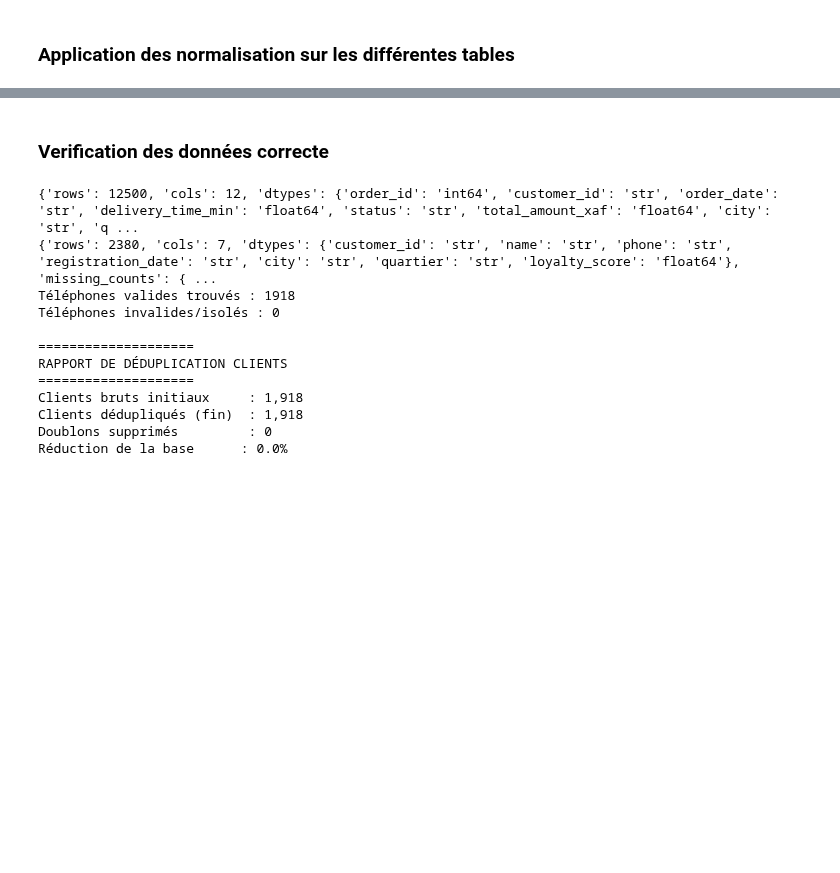
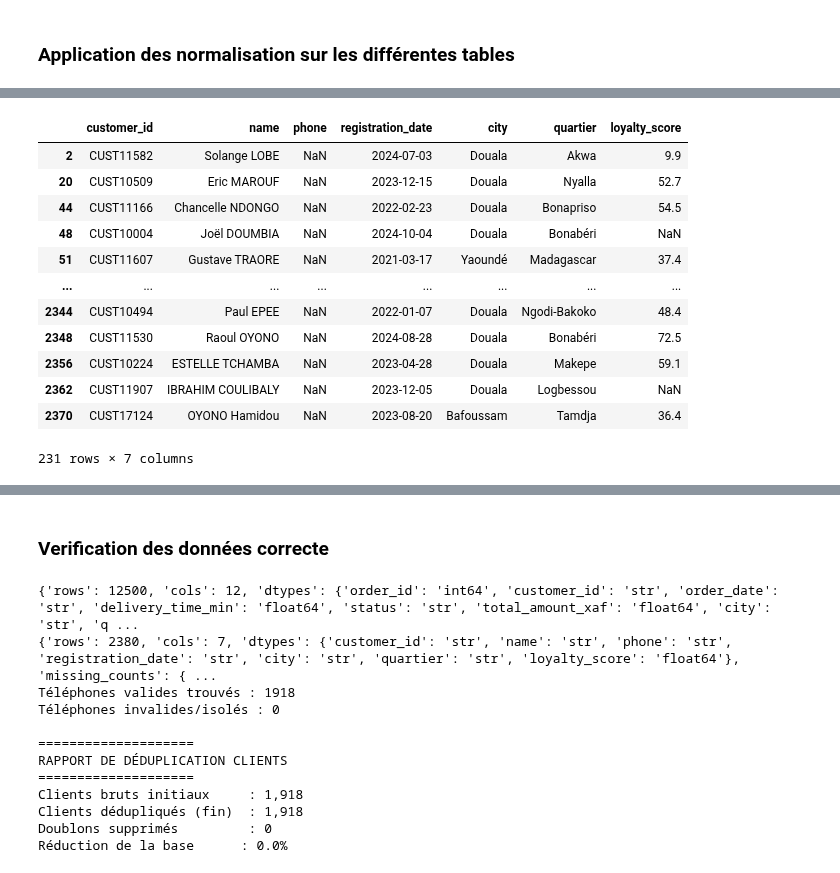
Before and after one commit to Codeur63/Projet_1-Data_IA_enginner, a Jupyter notebook: notebooks/EDA_rapport_final.ipynb, the cells around one changed output, grey strips where cells are left out. Cells and saved outputs as stored; diff of their text form; code cells hidden in the pictures; blank space fills up the shorter version.

```diff
--- a/notebooks/EDA_rapport_final.ipynb
+++ b/notebooks/EDA_rapport_final.ipynb
@@ -369,0 +375,16 @@ Téléphones invalides/isolés : 0
+# %%
+display(customers_without_phone)
+# %% [output]
+|  | customer_id | name | phone | registration_date | city | quartier | loyalty_score |
+| 2 | CUST11582 | Solange LOBE | NaN | 2024-07-03 | Douala | Akwa | 9.9 |
+| 20 | CUST10509 | Eric MAROUF | NaN | 2023-12-15 | Douala | Nyalla | 52.7 |
+| 44 | CUST11166 | Chancelle NDONGO | NaN | 2022-02-23 | Douala | Bonapriso | 54.5 |
+| 48 | CUST10004 | Joël DOUMBIA | NaN | 2024-10-04 | Douala | Bonabéri | NaN |
+| 51 | CUST11607 | Gustave TRAORE | NaN | 2021-03-17 | Yaoundé | Madagascar | 37.4 |
+| ... | ... | ... | ... | ... | ... | ... | ... |
+| 2344 | CUST10494 | Paul EPEE | NaN | 2022-01-07 | Douala | Ngodi-Bakoko | 48.4 |
+| 2348 | CUST11530 | Raoul OYONO | NaN | 2024-08-28 | Douala | Bonabéri | 72.5 |
+| 2356 | CUST10224 | ESTELLE TCHAMBA | NaN | 2023-04-28 | Douala | Makepe | 59.1 |
+| 2362 | CUST11907 | IBRAHIM COULIBALY | NaN | 2023-12-05 | Douala | Logbessou | NaN |
+| 2370 | CUST17124 | OYONO Hamidou | NaN | 2023-08-20 | Bafoussam | Tamdja | 36.4 |
+231 rows × 7 columns
```
Also changed, not shown: parts of 13 cells of this notebook, 1 other file.
